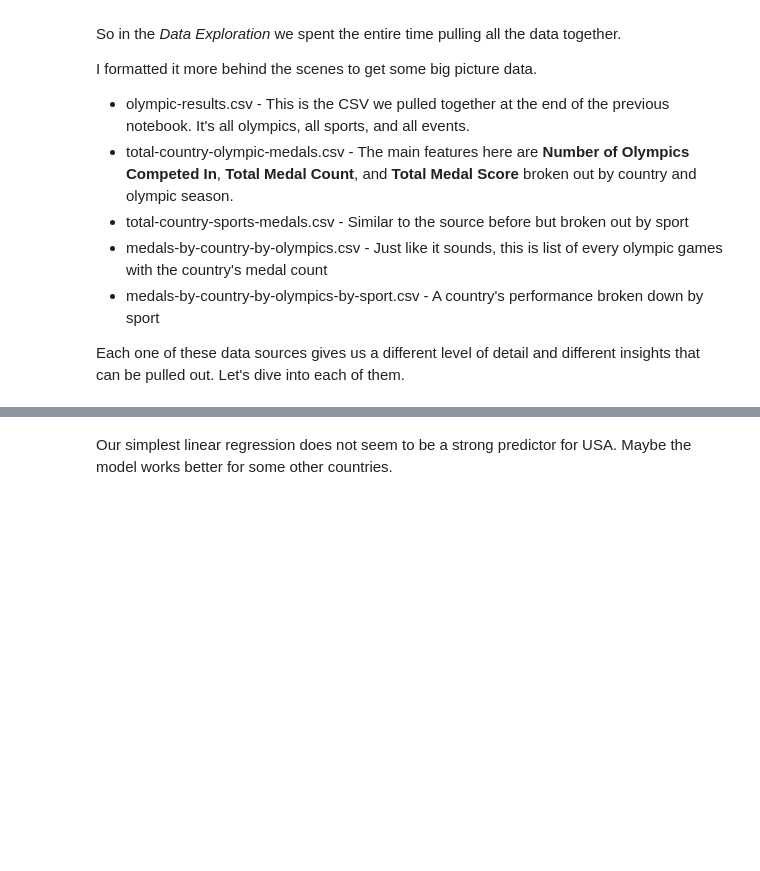
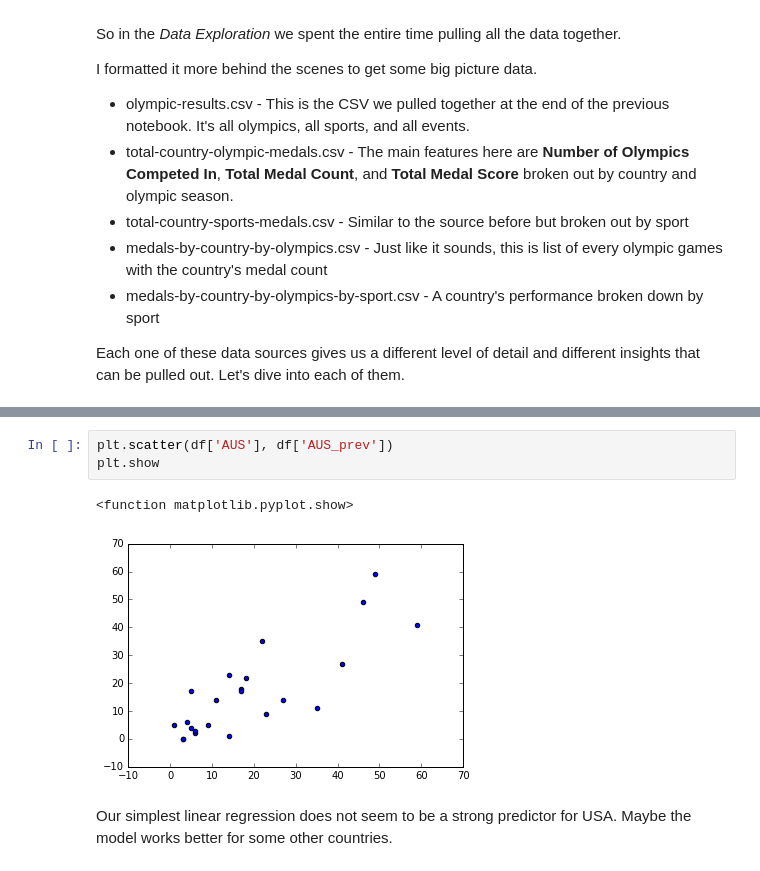
Before and after one commit to bwilson668/thinkful, a Jupyter notebook: unit-5/First Look.ipynb, the cells around one changed output, grey strips where cells are left out. Cells and saved outputs as stored; diff of their text form; blank space fills up the shorter version.

```diff
--- a/unit-5/First Look.ipynb
+++ b/unit-5/First Look.ipynb
@@ -51,3 +61,9 @@ OLS Regression Results
+# %%
+plt.scatter(df['AUS'], df['AUS_prev'])
+plt.show
+# %% [output]
+<function matplotlib.pyplot.show>
+[figure, added]
 # %% [markdown]
 Our simplest linear regression does not seem to be a strong predictor for USA. Maybe the model works better for some other countries.
 # %%
```
Also changed, not shown: parts of 2 cells of this notebook.
